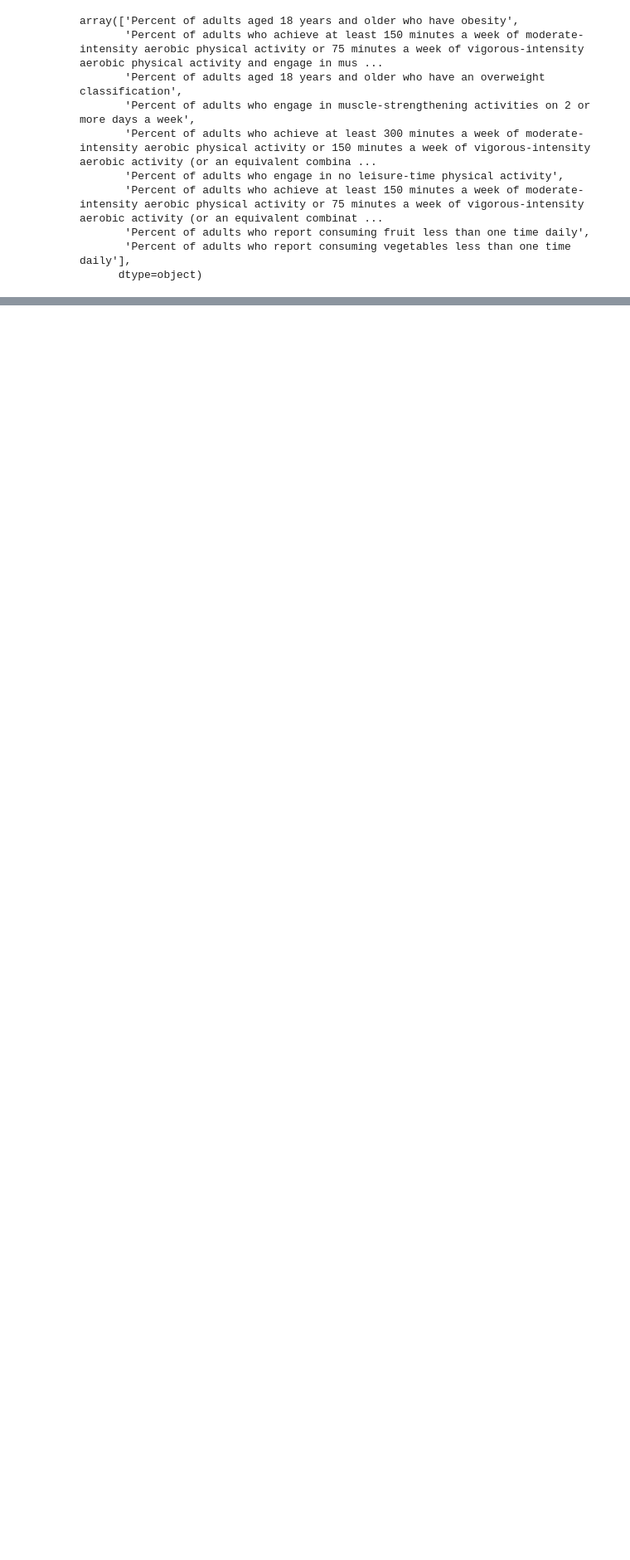
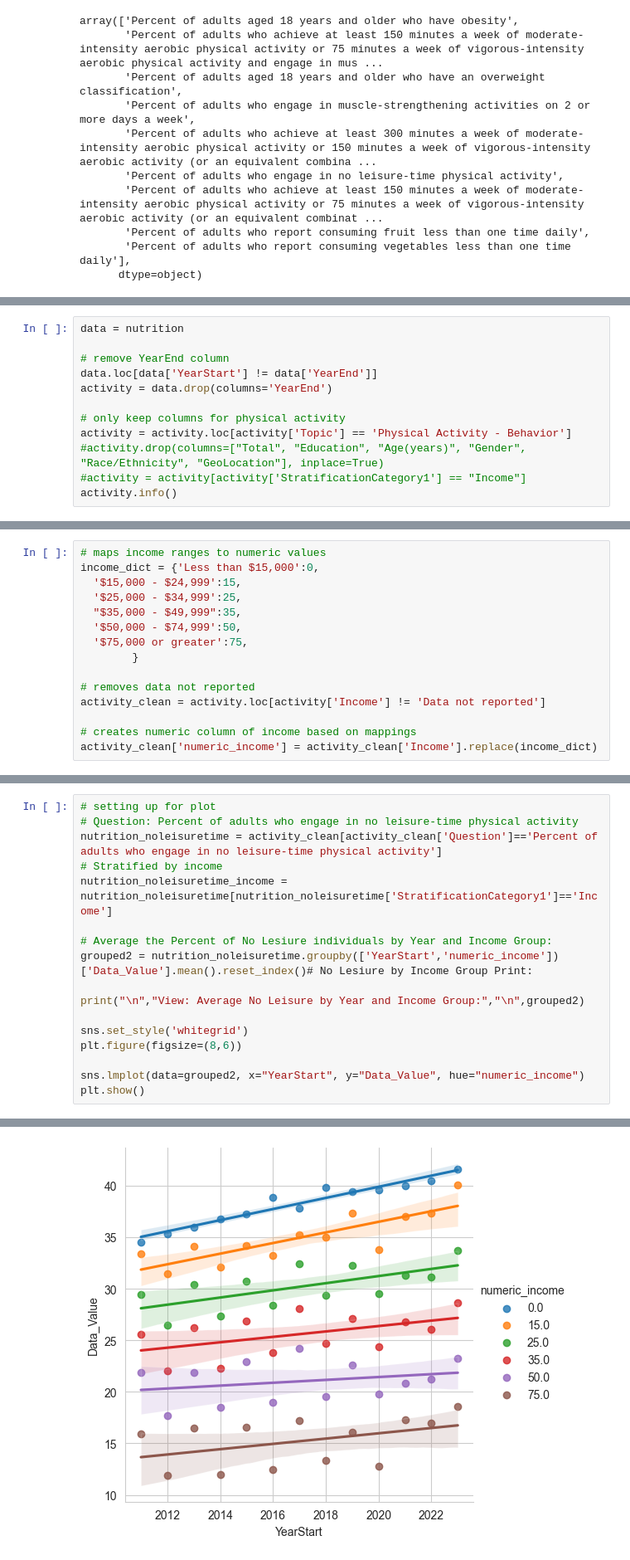
Before and after one commit to INFO-511-F24/final-project-TheOutliers, a Jupyter notebook: Code-Notebooks/Workspace_VSJ.ipynb, the cells around one changed output, grey strips where cells are left out. Shown at 83% size. Drawn from its saved outputs; the diff is of its cells as text; blank space fills up the shorter version.

```diff
--- a/Code-Notebooks/Workspace_VSJ.ipynb
+++ b/Code-Notebooks/Workspace_VSJ.ipynb
@@ -74,0 +82,12 @@ array(['Percent of adults aged 18 years and older who have obesity',
+# %%
+data = nutrition
+
+# remove YearEnd column
+data.loc[data['YearStart'] != data['YearEnd']]
+activity = data.drop(columns='YearEnd')
+
+# only keep columns for physical activity
+activity = activity.loc[activity['Topic'] == 'Physical Activity - Behavior']
+#activity.drop(columns=["Total", "Education", "Age(years)", "Gender", "Race/Ethnicity", "GeoLocation"], inplace=True)
+#activity = activity[activity['StratificationCategory1'] == "Income"]
+activity.info()
@@ -74,0 +151,15 @@ array(['Percent of adults aged 18 years and older who have obesity',
+# %%
+# maps income ranges to numeric values
+income_dict = {'Less than $15,000':0,
+  '$15,000 - $24,999':15,
+  '$25,000 - $34,999':25,
+  "$35,000 - $49,999":35,
+  '$50,000 - $74,999':50,
+  '$75,000 or greater':75,
+        }
+
+# removes data not reported
+activity_clean = activity.loc[activity['Income'] != 'Data not reported']
+
+# creates numeric column of income based on mappings
+activity_clean['numeric_income'] = activity_clean['Income'].replace(income_dict)
@@ -74,0 +172,18 @@ array(['Percent of adults aged 18 years and older who have obesity',
+# %%
+# setting up for plot
+# Question: Percent of adults who engage in no leisure-time physical activity
+nutrition_noleisuretime = activity_clean[activity_clean['Question']=='Percent of adults who engage in no leisure-time physical activity']
+# Stratified by income
+nutrition_noleisuretime_income = nutrition_noleisuretime[nutrition_noleisuretime['StratificationCategory1']=='Income']
+
+# Average the Percent of No Lesiure individuals by Year and Income Group:
+grouped2 = nutrition_noleisuretime.groupby(['YearStart','numeric_income'])['Data_Value'].mean().reset_index()# No Lesiure by Income Group Print:
+
+print("\n","View: Average No Leisure by Year and Income Group:","\n",grouped2)
+
+sns.set_style('whitegrid')
+plt.figure(figsize=(8,6))
+
+sns.lmplot(data=grouped2, x="YearStart", y="Data_Value", hue="numeric_income")
+plt.show()
+# %% [output]
@@ -74,0 +206 @@ array(['Percent of adults aged 18 years and older who have obesity',
+[figure, added]
```
Also changed, not shown: parts of 12 cells of this notebook.
